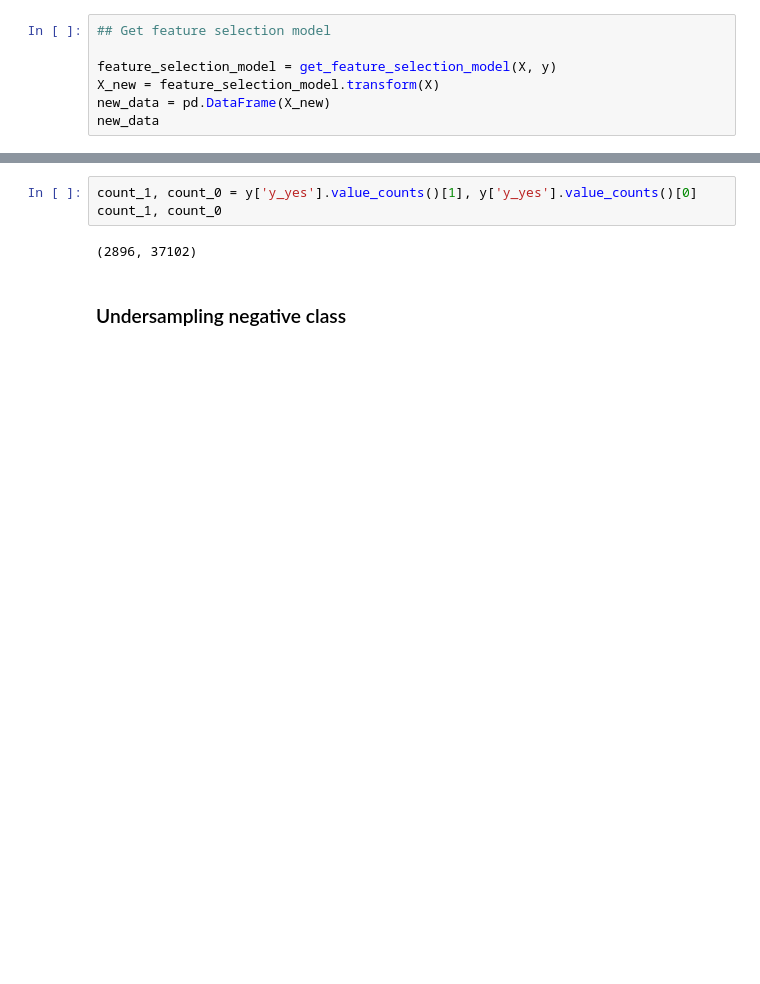
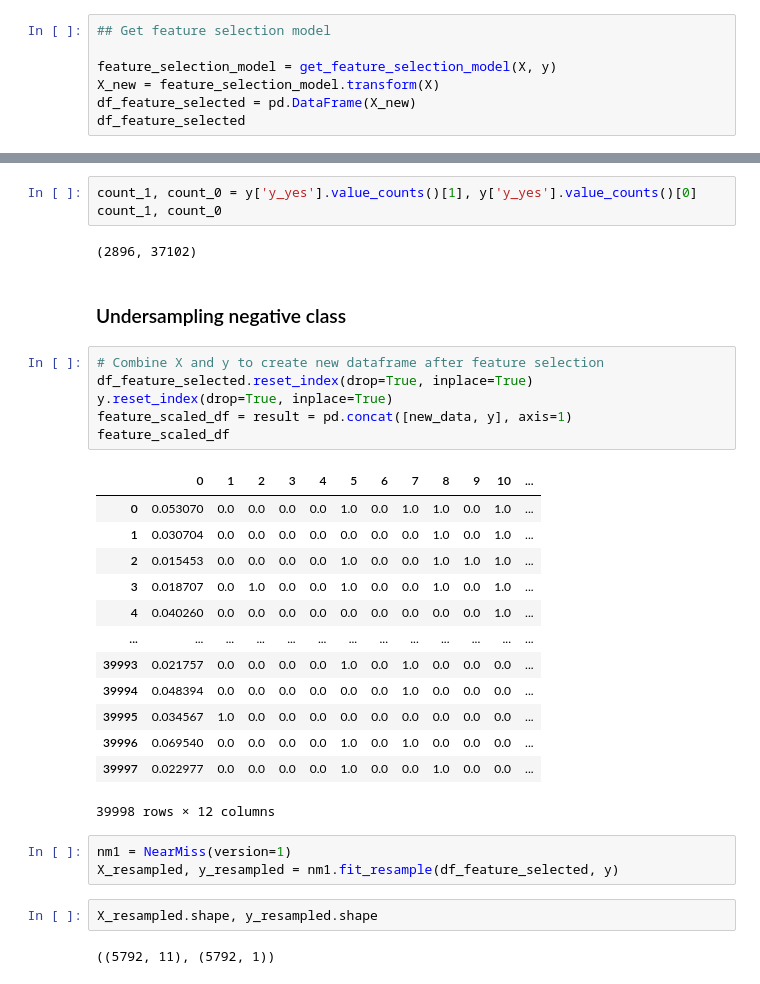
Before and after one commit to anwar-kamil/NWLceTnRe0F1psqH, a Jupyter notebook: notebooks/Term_Deposit_Notebook.ipynb, the cells around one changed output, grey strips where cells are left out. Drawn from its saved outputs; the diff is of its cells as text; blank space fills up the shorter version.

```diff
--- a/notebooks/Term_Deposit_Notebook.ipynb
+++ b/notebooks/Term_Deposit_Notebook.ipynb
@@ -325,8 +334,8 @@ X.shape
 
 feature_selection_model = get_feature_selection_model(X, y)
 X_new = feature_selection_model.transform(X)
-new_data = pd.DataFrame(X_new)
-new_data
+df_feature_selected = pd.DataFrame(X_new)
+df_feature_selected
 # %% [output]
 |  | 0 | 1 | 2 | 3 | 4 | 5 | 6 | 7 | 8 | 9 | 10 |
 | 0 | 0.053070 | 0.0 | 0.0 | 0.0 | 0.0 | 1.0 | 0.0 | 1.0 | 1.0 | 0.0 | 1.0 |
@@ -348,3 +357,30 @@ count_1, count_0
 (2896, 37102)
 # %% [markdown]
 ### Undersampling negative class
+# %%
+# Combine X and y to create new dataframe after feature selection
+df_feature_selected.reset_index(drop=True, inplace=True)
+y.reset_index(drop=True, inplace=True)
+feature_scaled_df = result = pd.concat([new_data, y], axis=1)
+feature_scaled_df
+# %% [output]
+|  | 0 | 1 | 2 | 3 | 4 | 5 | 6 | 7 | 8 | 9 | 10 | ... |
+| 0 | 0.053070 | 0.0 | 0.0 | 0.0 | 0.0 | 1.0 | 0.0 | 1.0 | 1.0 | 0.0 | 1.0 | ... |
+| 1 | 0.030704 | 0.0 | 0.0 | 0.0 | 0.0 | 0.0 | 0.0 | 0.0 | 1.0 | 0.0 | 1.0 | ... |
+| 2 | 0.015453 | 0.0 | 0.0 | 0.0 | 0.0 | 1.0 | 0.0 | 0.0 | 1.0 | 1.0 | 1.0 | ... |
+| 3 | 0.018707 | 0.0 | 1.0 | 0.0 | 0.0 | 1.0 | 0.0 | 0.0 | 1.0 | 0.0 | 1.0 | ... |
+| 4 | 0.040260 | 0.0 | 0.0 | 0.0 | 0.0 | 0.0 | 0.0 | 0.0 | 0.0 | 0.0 | 1.0 | ... |
+| ... | ... | ... | ... | ... | ... | ... | ... | ... | ... | ... | ... | ... |
+| 39993 | 0.021757 | 0.0 | 0.0 | 0.0 | 0.0 | 1.0 | 0.0 | 1.0 | 0.0 | 0.0 | 0.0 | ... |
+| 39994 | 0.048394 | 0.0 | 0.0 | 0.0 | 0.0 | 0.0 | 0.0 | 1.0 | 0.0 | 0.0 | 0.0 | ... |
+| 39995 | 0.034567 | 1.0 | 0.0 | 0.0 | 0.0 | 0.0 | 0.0 | 0.0 | 0.0 | 0.0 | 0.0 | ... |
+| 39996 | 0.069540 | 0.0 | 0.0 | 0.0 | 0.0 | 1.0 | 0.0 | 1.0 | 0.0 | 0.0 | 0.0 | ... |
+| 39997 | 0.022977 | 0.0 | 0.0 | 0.0 | 0.0 | 1.0 | 0.0 | 0.0 | 1.0 | 0.0 | 0.0 | ... |
+39998 rows × 12 columns
+# %%
+nm1 = NearMiss(version=1)
+X_resampled, y_resampled = nm1.fit_resample(df_feature_selected, y)
+# %%
+X_resampled.shape, y_resampled.shape
+# %% [output]
+((5792, 11), (5792, 1))
```
Also changed, not shown: parts of 11 cells of this notebook.
